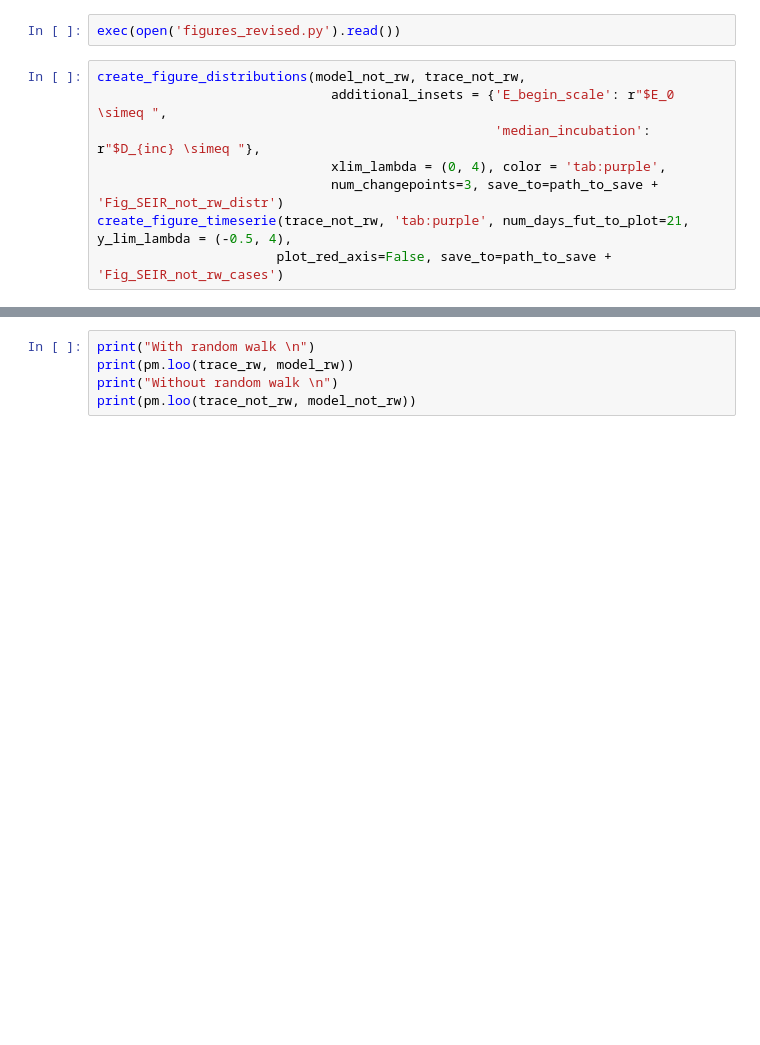
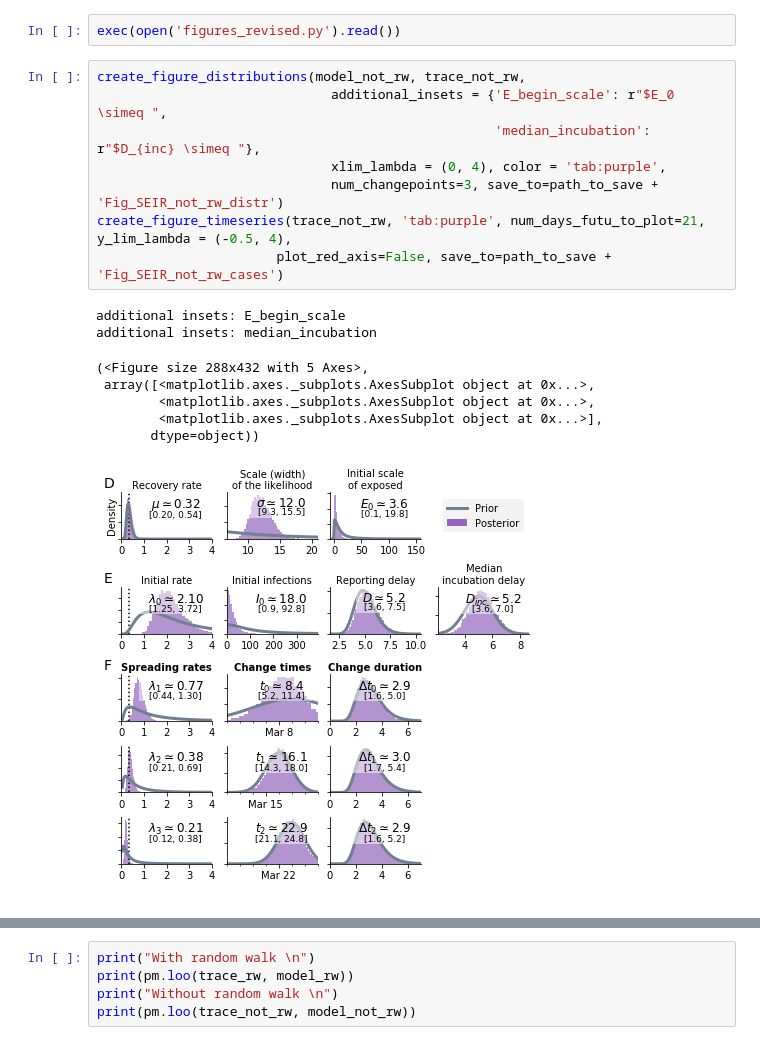
Before and after one commit to Priesemann-Group/covid19_inference_forecast, a Jupyter notebook: scripts/paper/SEIR_Germany.ipynb, the cells around one changed output, grey strips where cells are left out. Saved outputs shown, nothing was run; the diff lists cells and outputs as text; blank space fills up the shorter version.

```diff
--- a/scripts/paper/SEIR_Germany.ipynb
+++ b/scripts/paper/SEIR_Germany.ipynb
@@ -118,8 +115,17 @@ exec(open('figures_revised.py').read())
 # %%
 create_figure_distributions(model_not_rw, trace_not_rw,
                               additional_insets = {'E_begin_scale': r"$E_0 \simeq ",
                                                    'median_incubation': r"$D_{inc} \simeq "},
                               xlim_lambda = (0, 4), color = 'tab:purple',
                               num_changepoints=3, save_to=path_to_save + 'Fig_SEIR_not_rw_distr')
-create_figure_timeserie(trace_not_rw, 'tab:purple', num_days_fut_to_plot=21, y_lim_lambda = (-0.5, 4),
+create_figure_timeseries(trace_not_rw, 'tab:purple', num_days_futu_to_plot=21, y_lim_lambda = (-0.5, 4),
                        plot_red_axis=False, save_to=path_to_save + 'Fig_SEIR_not_rw_cases')
+# %% [output]
+additional insets: E_begin_scale
+additional insets: median_incubation
+(<Figure size 288x432 with 5 Axes>,
+ array([<matplotlib.axes._subplots.AxesSubplot object at 0x...>,
+        <matplotlib.axes._subplots.AxesSubplot object at 0x...>,
+        <matplotlib.axes._subplots.AxesSubplot object at 0x...>],
+       dtype=object))
+[figure, added]
```
Also changed, not shown: parts of 3 cells of this notebook, 2 other files.
